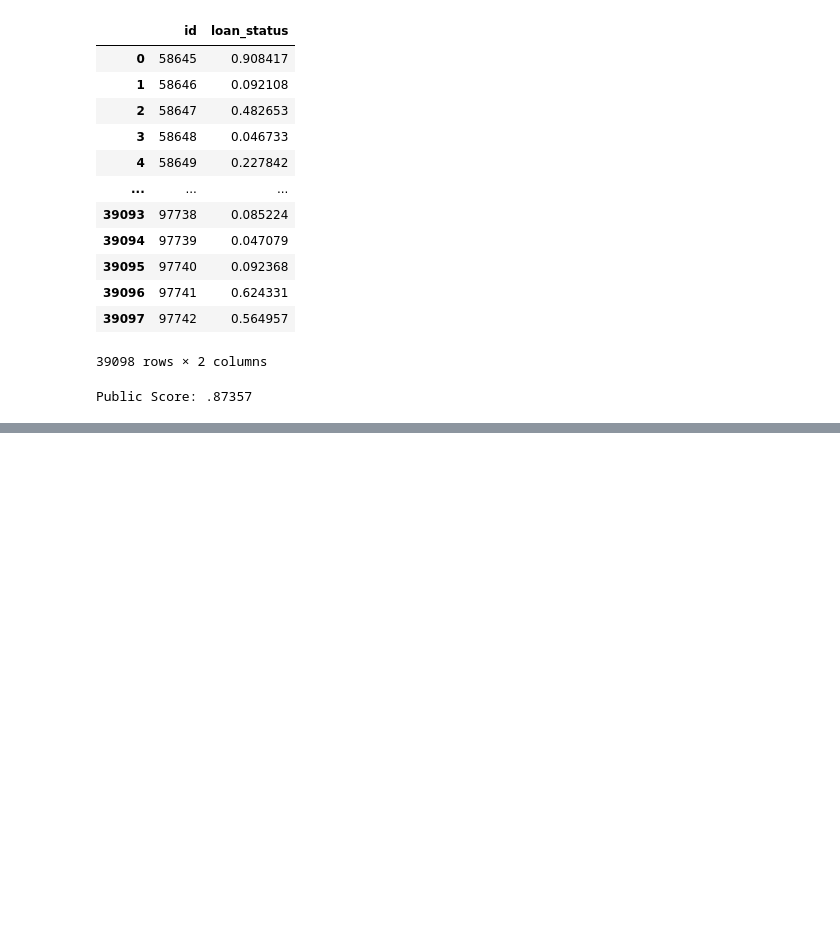
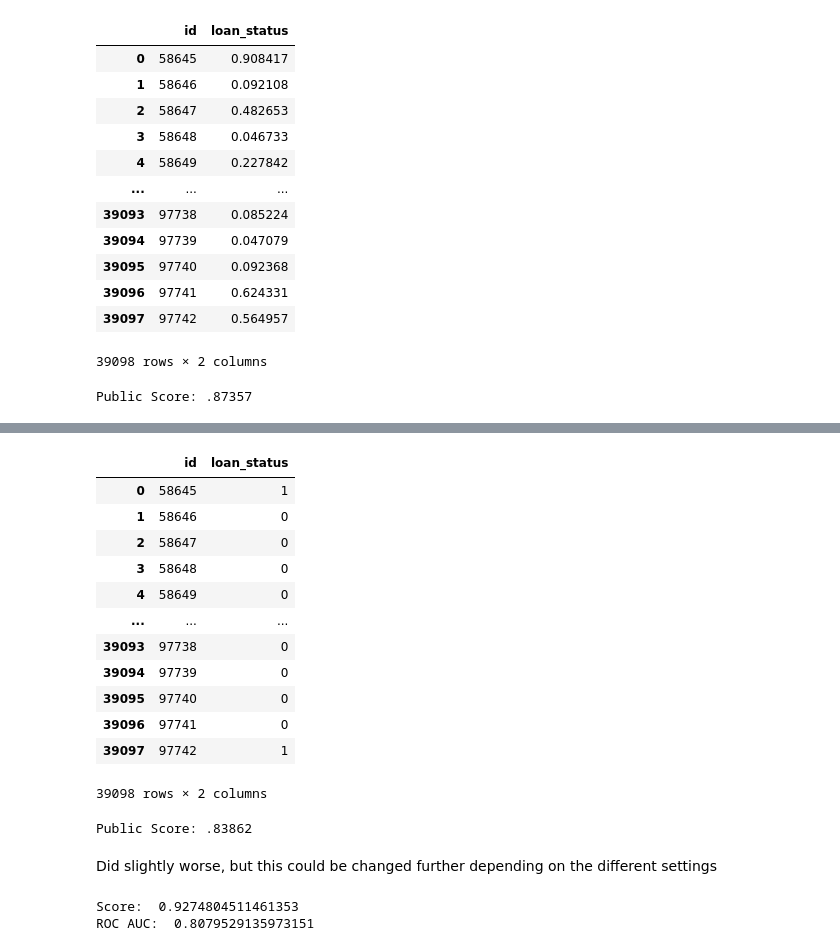
Before and after one commit to APoodle/Loan-Approval-Kaggle-Playground, a Jupyter notebook: Loan-Approval.ipynb, the cells around one changed output, grey strips where cells are left out. Cells and saved outputs as stored; diff of their text form; code cells hidden in the pictures; blank space fills up the shorter version.

```diff
--- a/Loan-Approval.ipynb
+++ b/Loan-Approval.ipynb
@@ -199,0 +257,43 @@ sublesson.to_csv('PS_S4E10.csv', index=False)
+# %%
+sublesson = pd.DataFrame()
+sublesson['id'] = test.id
+
+feats = test.select_dtypes(include=[np.number]).drop(['id'], axis=1).interpolate()
+predictions = xgbc.predict(feats)
+
+sublesson['loan_status'] = predictions
+sublesson.to_csv('PS_S4E10.csv', index=False)
+
+sublesson
+# %% [output]
+|  | id | loan_status |
+| 0 | 58645 | 1 |
+| 1 | 58646 | 0 |
+| 2 | 58647 | 0 |
+| 3 | 58648 | 0 |
+| 4 | 58649 | 0 |
+| ... | ... | ... |
+| 39093 | 97738 | 0 |
+| 39094 | 97739 | 0 |
+| 39095 | 97740 | 0 |
+| 39096 | 97741 | 0 |
+| 39097 | 97742 | 1 |
+39098 rows × 2 columns
+# %%
+print('Public Score: .83862')
+# %% [output]
+Public Score: .83862
+# %% [markdown]
+Did slightly worse, but this could be changed further depending on the different settings
+# %%
+xgbc = XGBClassifier(gamma=600, n_estimators=10, learning_rate=.35, max_depth=3, verbosity=1)
+xgbc.fit(X_train, y_train)
+
+print('Score: ', xgbc.score(X_train, y_train))
+
+predictions = xgbc.predict(X_test)
+
+print('ROC AUC: ', roc_auc_score(y_test, predictions))
+# %% [output]
+Score:  0.9274804511461353
+ROC AUC:  0.8079529135973151
```
Also changed, not shown: parts of 14 cells of this notebook.
